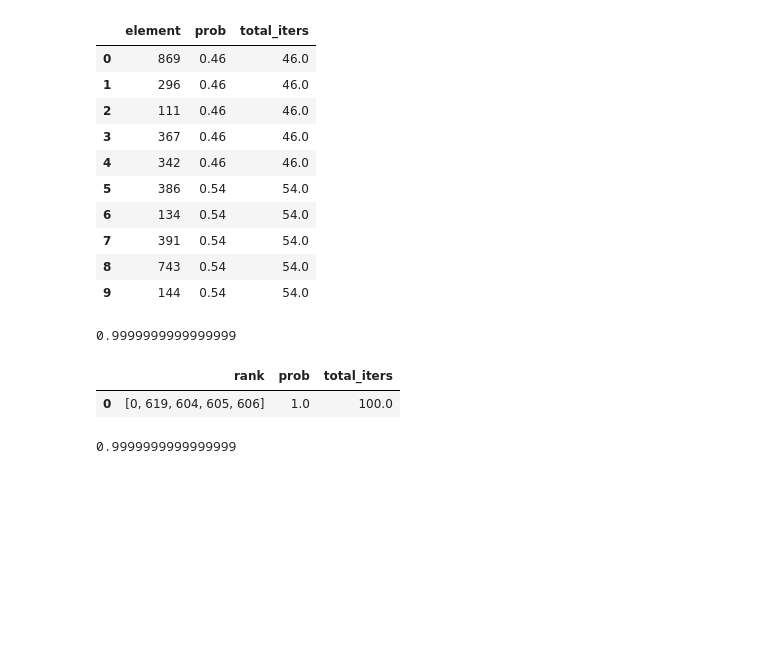
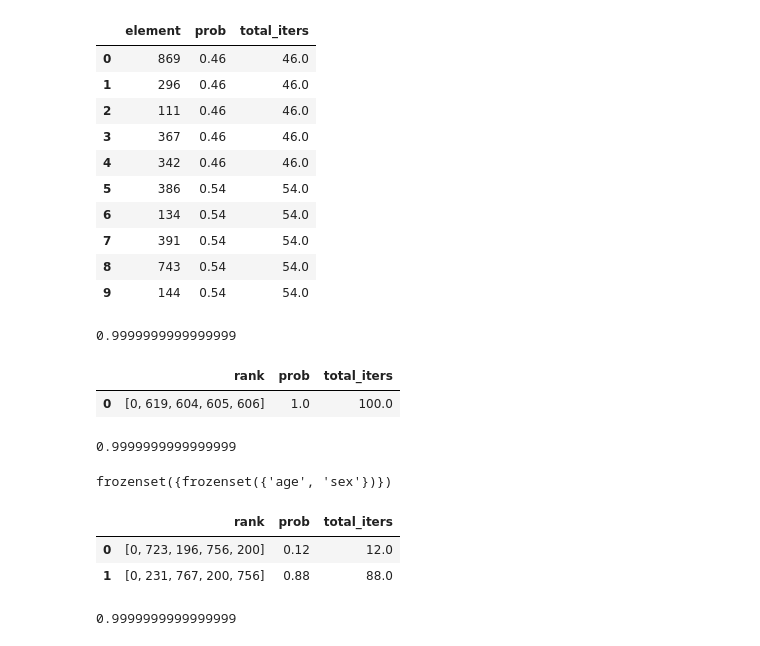
Before and after one commit to sainyam/Hyper-Code, a Jupyter notebook: ranking_query/German_exp.ipynb, the cells around one changed output. Saved outputs shown, nothing was run; the diff lists cells and outputs as text; code cells hidden in the pictures; blank space fills up the shorter version.

```diff
--- a/ranking_query/German_exp.ipynb
+++ b/ranking_query/German_exp.ipynb
@@ -343,3 +427,22 @@ mean_value = sum(greedy_backdoor) / len(greedy_backdoor)
 print(mean_value)
 # %% [output]
 0.9999999999999999
+# %%
+find_backdoor_sets_opt(new_G,'credit','status')
+# %% [output]
+frozenset({frozenset({'age', 'sex'})})
+# %%
+var=['status']
+df_gr=Greedy_Algo(new_G, df, 5, 'credit',var,0, {'age':1,'month':0},100, opt="add",force=0.5)
+df_gr
+# %% [output]
+|  | rank | prob | total_iters |
+| 0 | [0, 723, 196, 756, 200] | 0.12 | 12.0 |
+| 1 | [0, 231, 767, 200, 756] | 0.88 | 88.0 |
+# %%
+row_indexes=[0, 231, 767, 200, 756]
+greedy_backdoor=Comp_Greedy_Algo_backdoor(row_indexes,new_G, df, 5, 'credit',var,0, {'age':1,'month':0},100, opt="add",force=0.5)
+mean_value = sum(greedy_backdoor) / len(greedy_backdoor)
+print(mean_value)
+# %% [output]
+0.9999999999999999
```
Also changed, not shown: parts of 2 cells of this notebook.
